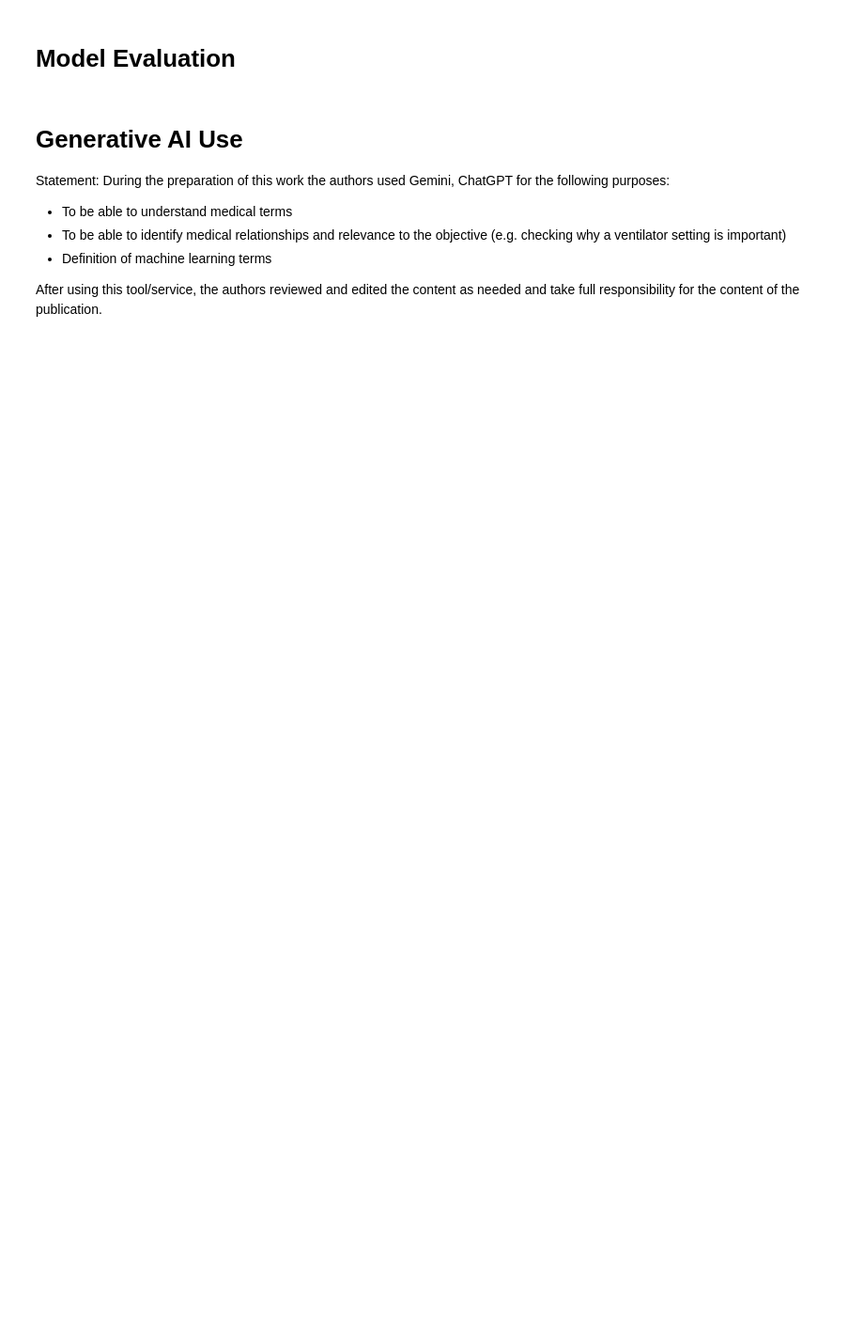
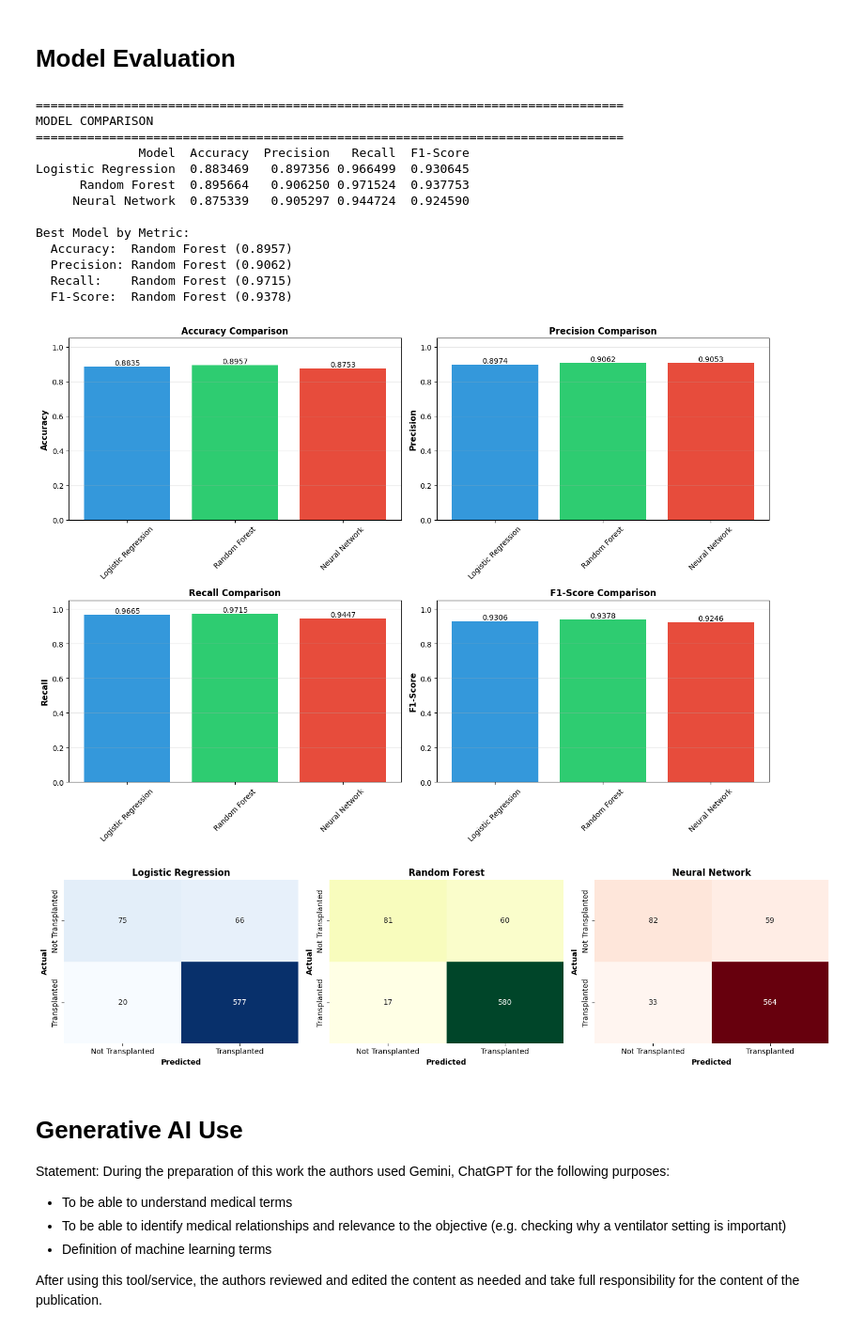
Before and after one commit to lonebono/STINTSY-MCO, a Jupyter notebook: STINTSY-MCO-Group 9.ipynb, the cells around one changed output. Shown at 94% size. Drawn from its saved outputs; the diff is of its cells as text; code cells hidden in the pictures; blank space fills up the shorter version.

```diff
--- a/STINTSY-MCO-Group 9.ipynb
+++ b/STINTSY-MCO-Group 9.ipynb
@@ -1453,5 +1673,83 @@ This part is focused on establishing a standardized, unbiased foundation for mod
 # %% [markdown]
 # Model Evaluation
+# %%
+# Create comparison table of all three models
+comparison_df = pd.DataFrame({
+    'Model': ['Logistic Regression', 'Random Forest', 'Neural Network'],
+    'Accuracy': [lr_accuracy, rf_accuracy, nn_accuracy],
+    'Precision': [lr_precision, rf_precision, nn_precision],
+    'Recall': [lr_recall, rf_recall, nn_recall],
+    'F1-Score': [lr_f1, rf_f1, nn_f1]
+})
+
+print("=" * 80)
+print("MODEL COMPARISON")
+print("=" * 80)
+print(comparison_df.to_string(index=False))
+print("\nBest Model by Metric:")
+print(f"  Accuracy:  {comparison_df.loc[comparison_df['Accuracy'].idxmax(), 'Model']} ({comparison_df['Accuracy'].max():.4f})")
+print(f"  Precision: {comparison_df.loc[comparison_df['Precision'].idxmax(), 'Model']} ({comparison_df['Precision'].max():.4f})")
+print(f"  Recall:    {comparison_df.loc[comparison_df['Recall'].idxmax(), 'Model']} ({comparison_df['Recall'].max():.4f})")
+print(f"  F1-Score:  {comparison_df.loc[comparison_df['F1-Score'].idxmax(), 'Model']} ({comparison_df['F1-Score'].max():.4f})")
+
+# Visualize model comparison
+fig, axes = plt.subplots(2, 2, figsize=(14, 10))
+
+metrics = ['Accuracy', 'Precision', 'Recall', 'F1-Score']
+for idx, metric in enumerate(metrics):
+    ax = axes[idx // 2, idx % 2]
+    bars = ax.bar(comparison_df['Model'], comparison_df[metric], color=['#3498db', '#2ecc71', '#e74c3c'])
+    ax.set_ylabel(metric, fontsize=11, fontweight='bold')
+    ax.set_title(f'{metric} Comparison', fontsize=12, fontweight='bold')
+    ax.set_ylim([0, 1.05])
+    ax.grid(axis='y', alpha=0.3)
+
+    # Add value labels on bars
+    for bar in bars:
+        height = bar.get_height()
+        ax.text(bar.get_x() + bar.get_width()/2., height,
+                f'{height:.4f}', ha='center', va='bottom', fontsize=10)
+
+    # Rotate x-axis labels for readability
+    ax.tick_params(axis='x', rotation=45)
+
+plt.tight_layout()
+plt.show()
+
+# Visualize Confusion Matrices
+fig, axes = plt.subplots(1, 3, figsize=(15, 4))
+
+cms = [cm_lr, cm_rf, cm_nn]
+titles = ['Logistic Regression', 'Random Forest', 'Neural Network']
+colors = ['Blues', 'YlGn', 'Reds']
+
+for idx, (cm, title, color) in enumerate(zip(cms, titles, colors)):
+    ax = axes[idx]
+    sns.heatmap(cm, annot=True, fmt='d', cmap=color, cbar=False, ax=ax,
+                xticklabels=['Not Transplanted', 'Transplanted'],
+                yticklabels=['Not Transplanted', 'Transplanted'])
+    ax.set_title(title, fontsize=12, fontweight='bold')
+    ax.set_ylabel('Actual', fontweight='bold')
+    ax.set_xlabel('Predicted', fontweight='bold')
+
+plt.tight_layout()
+plt.show()
+# %% [output]
+================================================================================
+MODEL COMPARISON
+================================================================================
+              Model  Accuracy  Precision   Recall  F1-Score
+Logistic Regression  0.883469   0.897356 0.966499  0.930645
+      Random Forest  0.895664   0.906250 0.971524  0.937753
+     Neural Network  0.875339   0.905297 0.944724  0.924590
+
+Best Model by Metric:
+  Accuracy:  Random Forest (0.8957)
+  Precision: Random Forest (0.9062)
+  Recall:    Random Forest (0.9715)
+  F1-Score:  Random Forest (0.9378)
+[figure, added]
+[figure, added]
 # %% [markdown]
 # Generative AI Use
 Statement: During the preparation of this work the authors used Gemini, ChatGPT for the following purposes:
```
Also changed, not shown: parts of 27 cells of this notebook.
